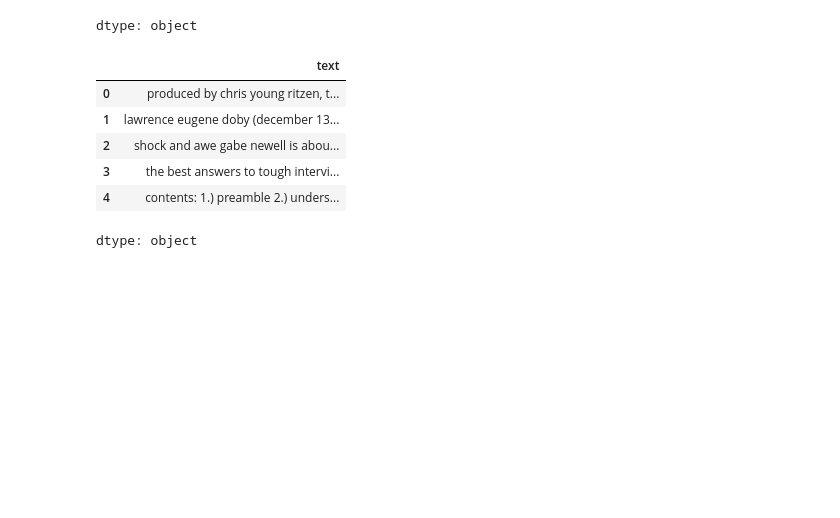
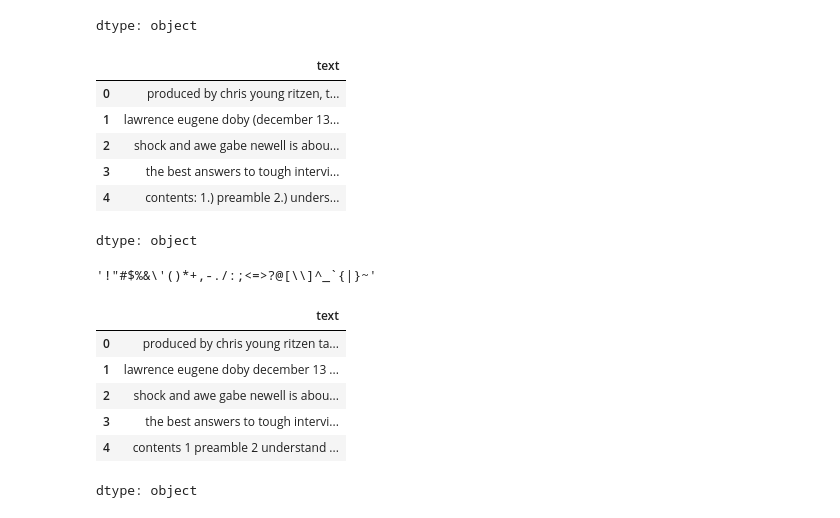
Before and after one commit to savindumahasen/AI-Detection-System-, a Jupyter notebook: Notebook.ipynb, the cells around one changed output. Saved outputs shown, nothing was run; the diff lists cells and outputs as text; code cells hidden in the pictures; blank space fills up the shorter version.

Commit message:
Remove the punctuation marks from text

```diff
--- a/Notebook.ipynb
+++ b/Notebook.ipynb
@@ -164,0 +167,20 @@ dtype: object
+# %%
+string.punctuation
+# %% [output]
+'!"#$%&\'()*+,-./:;<=>?@[\\]^_`{|}~'
+# %%
+def remove_punctuation(text):
+  for punctuations in string.punctuation:
+     text=text.replace(punctuations,'')
+  return text
+# %%
+train_set['text']= train_set['text'].apply(remove_punctuation)
+train_set['text'].head()
+# %% [output]
+|  | text |
+| 0 | produced by chris young ritzen ta... |
+| 1 | lawrence eugene doby december 13 ... |
+| 2 | shock and awe gabe newell is abou... |
+| 3 | the best answers to tough intervi... |
+| 4 | contents 1 preamble 2 understand ... |
+dtype: object
```
Also changed, not shown: parts of 1 cell of this notebook.
